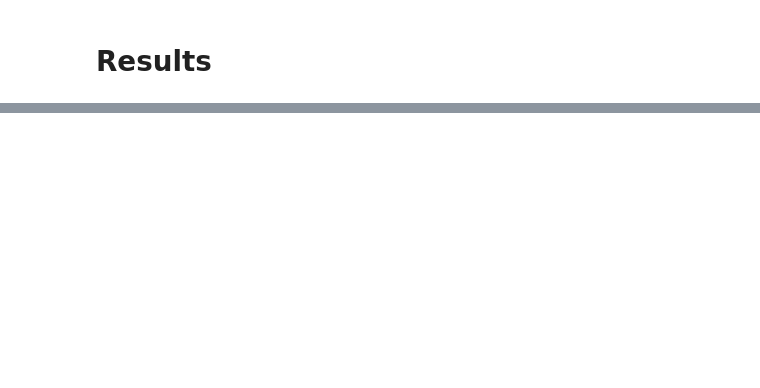
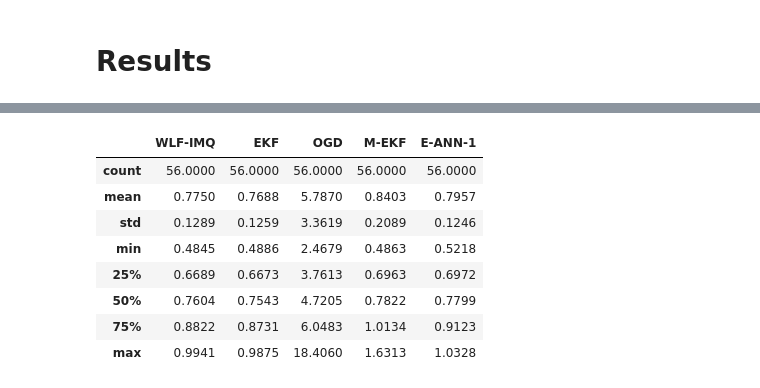
Before and after one commit to gerdm/weighted-likelihood-filter, a Jupyter notebook: experiments/uci-regression.ipynb, the cells around one changed output, grey strips where cells are left out. Cells and saved outputs as stored; diff of their text form; code cells hidden in the pictures; blank space fills up the shorter version.

```diff
--- a/experiments/uci-regression.ipynb
+++ b/experiments/uci-regression.ipynb
@@ -405,3 +519,23 @@ df_results.describe()
+# %%
+df_results = pd.DataFrame({
+    "WLF-IMQ": err_collection_wlf.mean(axis=0),
+    "EKF": err_collection_ekf.mean(axis=0),
+    "OGD": err_collection_ogd.mean(axis=0),
+    "M-EKF": err_collection_mekf.mean(axis=0),
+    "E-ANN-1": err_collection_ann1.mean(axis=0),
+})
+
+df_results.describe()
+# %% [output]
+|  | WLF-IMQ | EKF | OGD | M-EKF | E-ANN-1 |
+| count | 56.0000 | 56.0000 | 56.0000 | 56.0000 | 56.0000 |
+| mean | 0.7750 | 0.7688 | 5.7870 | 0.8403 | 0.7957 |
+| std | 0.1289 | 0.1259 | 3.3619 | 0.2089 | 0.1246 |
+| min | 0.4845 | 0.4886 | 2.4679 | 0.4863 | 0.5218 |
+| 25% | 0.6689 | 0.6673 | 3.7613 | 0.6963 | 0.6972 |
+| 50% | 0.7604 | 0.7543 | 4.7205 | 0.7822 | 0.7799 |
+| 75% | 0.8822 | 0.8731 | 6.0483 | 1.0134 | 0.9123 |
+| max | 0.9941 | 0.9875 | 18.4060 | 1.6313 | 1.0328 |
 # %%
 sns.boxenplot(
     x="variable",
```
Also changed, not shown: parts of 27 cells of this notebook.
